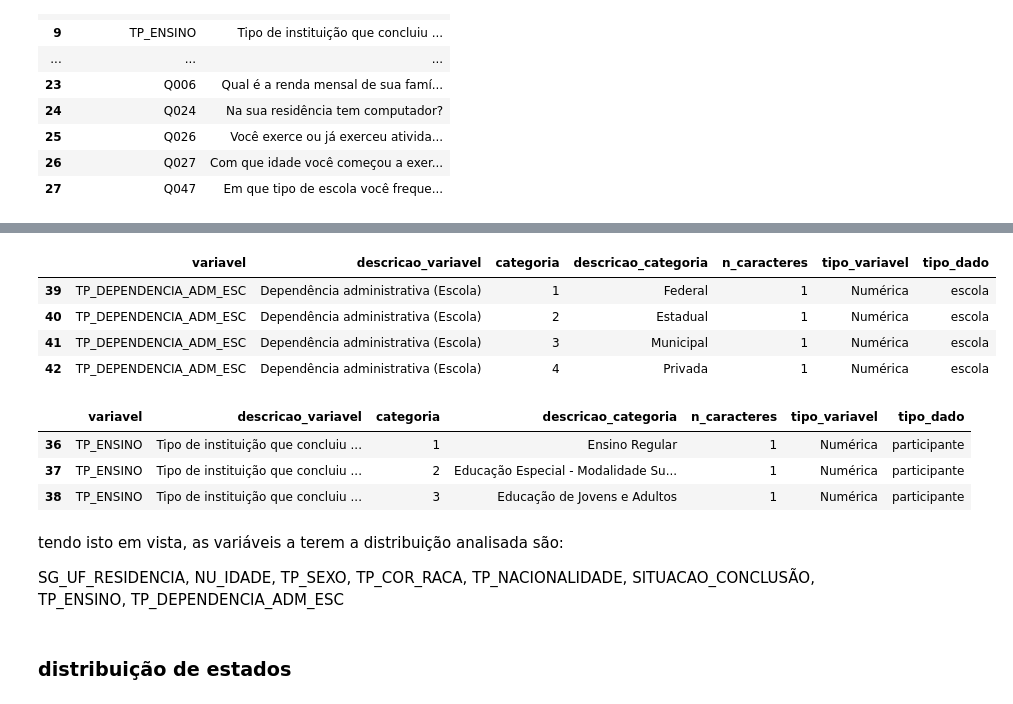
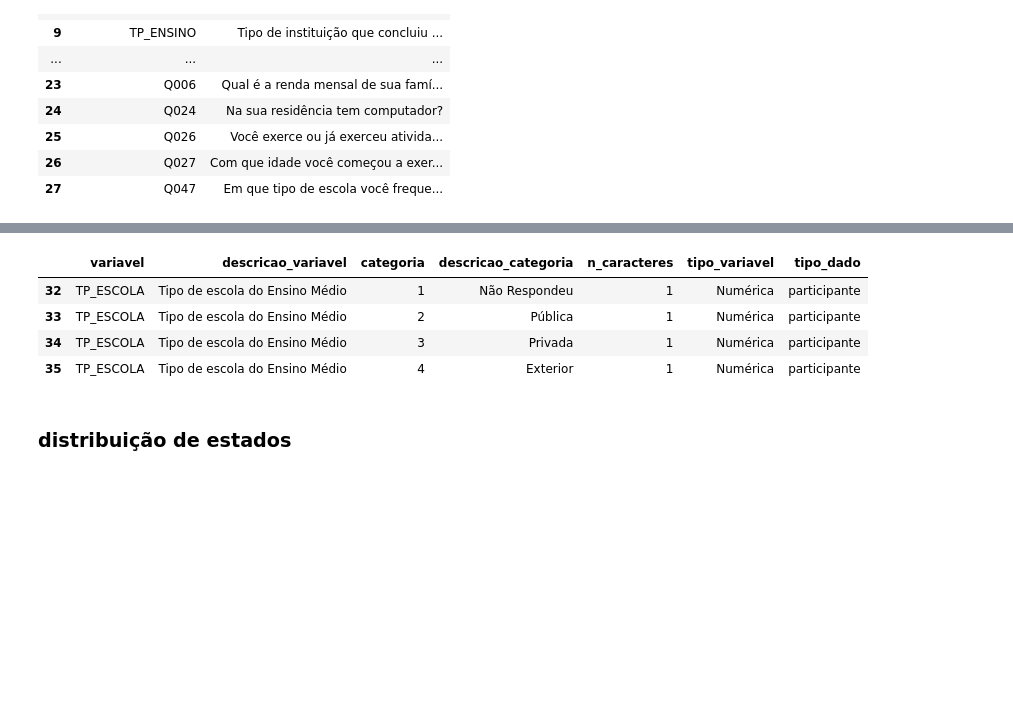
Before and after one commit to leticiafaria7/case-enem, a Jupyter notebook: analises-enem.ipynb, the cells around one changed output, grey strips where cells are left out. Drawn from its saved outputs; the diff is of its cells as text; code cells hidden in the pictures; blank space fills up the shorter version.

```diff
--- a/analises-enem.ipynb
+++ b/analises-enem.ipynb
@@ -272,26 +275,13 @@ get_dict
 # %%
-# quais os tipos de dependencia administrativa?
+# quais os tipos de escola?
 
-dicionario_colunas[dicionario_colunas['variavel'] == 'TP_DEPENDENCIA_ADM_ESC']
+dicionario_colunas[dicionario_colunas['variavel'] == 'TP_ESCOLA']
 # %% [output]
 |  | variavel | descricao_variavel | categoria | descricao_categoria | n_caracteres | tipo_variavel | tipo_dado |
-| 39 | TP_DEPENDENCIA_ADM_ESC | Dependência administrativa (Escola) | 1 | Federal | 1 | Numérica | escola |
-| 40 | TP_DEPENDENCIA_ADM_ESC | Dependência administrativa (Escola) | 2 | Estadual | 1 | Numérica | escola |
-| 41 | TP_DEPENDENCIA_ADM_ESC | Dependência administrativa (Escola) | 3 | Municipal | 1 | Numérica | escola |
-| 42 | TP_DEPENDENCIA_ADM_ESC | Dependência administrativa (Escola) | 4 | Privada | 1 | Numérica | escola |
+| 32 | TP_ESCOLA | Tipo de escola do Ensino Médio | 1 | Não Respondeu | 1 | Numérica | participante |
+| 33 | TP_ESCOLA | Tipo de escola do Ensino Médio | 2 | Pública | 1 | Numérica | participante |
+| 34 | TP_ESCOLA | Tipo de escola do Ensino Médio | 3 | Privada | 1 | Numérica | participante |
+| 35 | TP_ESCOLA | Tipo de escola do Ensino Médio | 4 | Exterior | 1 | Numérica | participante |
-# %%
-# quais os tipos de ensino?
-
-dicionario_colunas[dicionario_colunas['variavel'] == 'TP_ENSINO']
-# %% [output]
-|  | variavel | descricao_variavel | categoria | descricao_categoria | n_caracteres | tipo_variavel | tipo_dado |
-| 36 | TP_ENSINO | Tipo de instituição que concluiu ... | 1 | Ensino Regular | 1 | Numérica | participante |
-| 37 | TP_ENSINO | Tipo de instituição que concluiu ... | 2 | Educação Especial - Modalidade Su... | 1 | Numérica | participante |
-| 38 | TP_ENSINO | Tipo de instituição que concluiu ... | 3 | Educação de Jovens e Adultos | 1 | Numérica | participante |
-# %% [markdown]
-tendo isto em vista, as variáveis a terem a distribuição analisada são:
-
-SG_UF_RESIDENCIA, NU_IDADE, TP_SEXO, TP_COR_RACA, TP_NACIONALIDADE, SITUACAO_CONCLUSÃO, TP_ENSINO, TP_DEPENDENCIA_ADM_ESC
 # %% [markdown]
 ### distribuição de estados
 # %%
```
Also changed, not shown: parts of 16 cells of this notebook.
